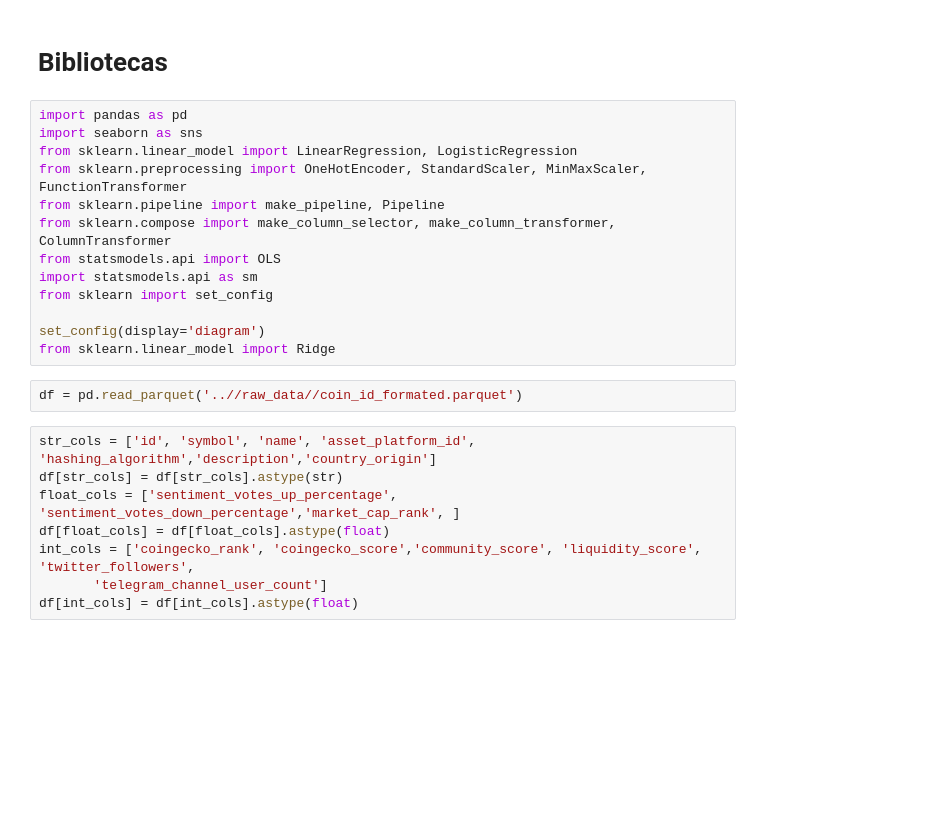
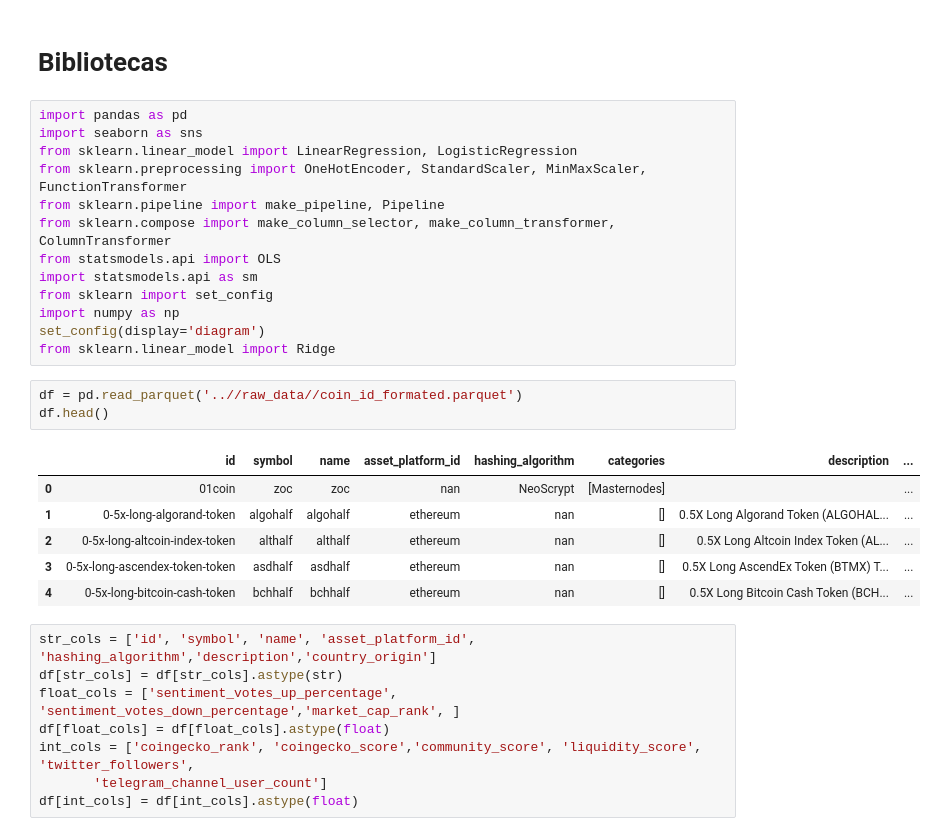
Before and after one commit to dmdp943/Web3-Project, a Jupyter notebook: notebooks/ModeloInicial-Leo.ipynb, the cells around one changed output. Cells and saved outputs as stored; diff of their text form; blank space fills up the shorter version.

```diff
--- a/notebooks/ModeloInicial-Leo.ipynb
+++ b/notebooks/ModeloInicial-Leo.ipynb
@@ -10,11 +10,19 @@ from sklearn.compose import make_column_selector, make_column_transformer, Colum
 from statsmodels.api import OLS
 import statsmodels.api as sm
 from sklearn import set_config
-
+import numpy as np
 set_config(display='diagram')
 from sklearn.linear_model import Ridge
 # %%
 df = pd.read_parquet('..//raw_data//coin_id_formated.parquet')
+df.head()
+# %% [output]
+|  | id | symbol | name | asset_platform_id | hashing_algorithm | categories | description | ... |
+| 0 | 01coin | zoc | zoc | nan | NeoScrypt | [Masternodes] |  | ... |
+| 1 | 0-5x-long-algorand-token | algohalf | algohalf | ethereum | nan | [] | 0.5X Long Algorand Token (ALGOHAL... | ... |
+| 2 | 0-5x-long-altcoin-index-token | althalf | althalf | ethereum | nan | [] | 0.5X Long Altcoin Index Token (AL... | ... |
+| 3 | 0-5x-long-ascendex-token-token | asdhalf | asdhalf | ethereum | nan | [] | 0.5X Long AscendEx Token (BTMX) T... | ... |
+| 4 | 0-5x-long-bitcoin-cash-token | bchhalf | bchhalf | ethereum | nan | [] | 0.5X Long Bitcoin Cash Token (BCH... | ... |
 # %%
 str_cols = ['id', 'symbol', 'name', 'asset_platform_id', 'hashing_algorithm','description','country_origin']
 df[str_cols] = df[str_cols].astype(str)
```
Also changed, not shown: parts of 16 cells of this notebook.
